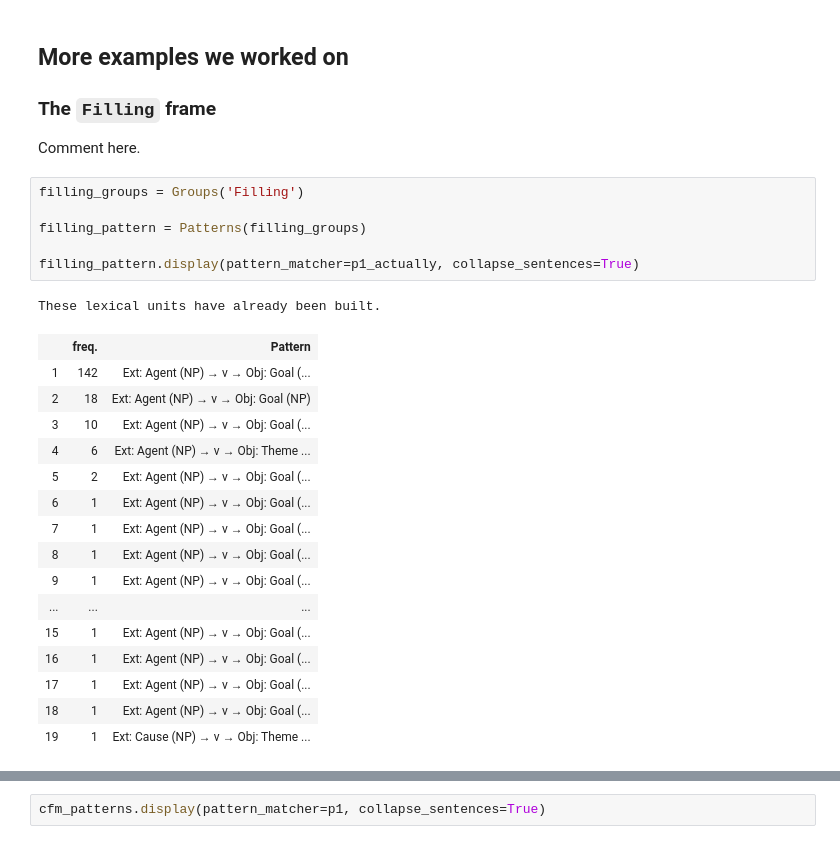
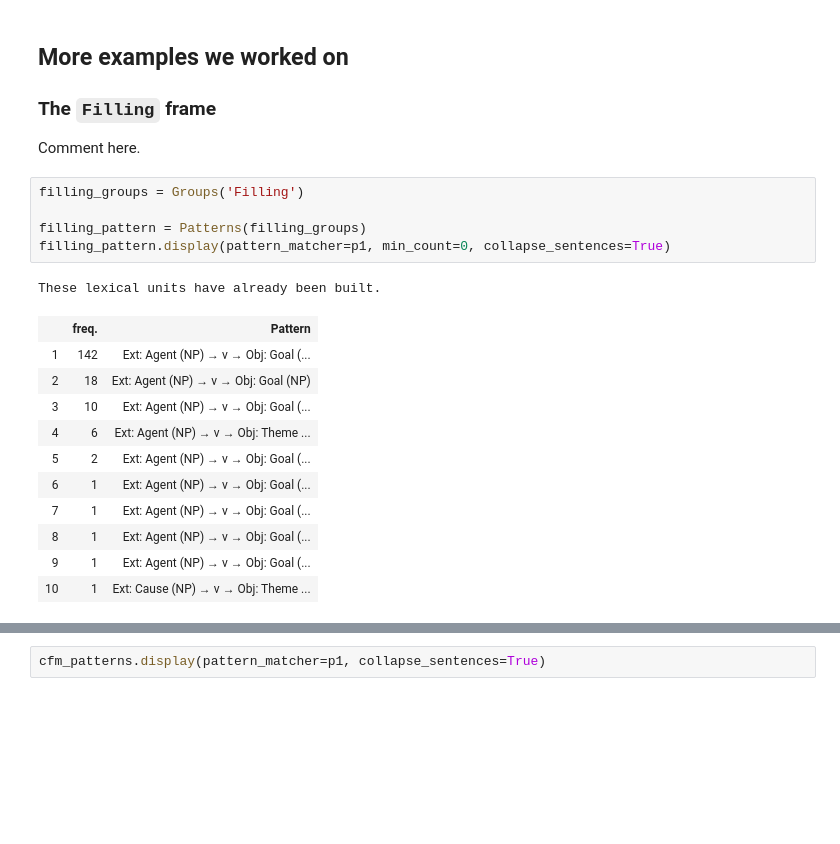
Before and after one commit to lucag/framenet, a Jupyter notebook: notebooks/Paper2.ipynb, the cells around one changed output, grey strips where cells are left out. Saved outputs shown, nothing was run; the diff lists cells and outputs as text; blank space fills up the shorter version.

```diff
--- a/notebooks/Paper2.ipynb
+++ b/notebooks/Paper2.ipynb
@@ -115,25 +116,19 @@ Comment here.
 # %%
 filling_groups = Groups('Filling')
 
 filling_pattern = Patterns(filling_groups)
-
-filling_pattern.display(pattern_matcher=p1_actually, collapse_sentences=True)
+filling_pattern.display(pattern_matcher=p1, min_count=0, collapse_sentences=True)
 # %% [output]
 These lexical units have already been built.
 |  | freq. | Pattern |
 | 1 | 142 | Ext: Agent (NP) → v → Obj: Goal (... |
 | 2 | 18 | Ext: Agent (NP) → v → Obj: Goal (NP) |
 | 3 | 10 | Ext: Agent (NP) → v → Obj: Goal (... |
 | 4 | 6 | Ext: Agent (NP) → v → Obj: Theme ... |
 | 5 | 2 | Ext: Agent (NP) → v → Obj: Goal (... |
 | 6 | 1 | Ext: Agent (NP) → v → Obj: Goal (... |
 | 7 | 1 | Ext: Agent (NP) → v → Obj: Goal (... |
 | 8 | 1 | Ext: Agent (NP) → v → Obj: Goal (... |
 | 9 | 1 | Ext: Agent (NP) → v → Obj: Goal (... |
-| ... | ... | ... |
-| 15 | 1 | Ext: Agent (NP) → v → Obj: Goal (... |
-| 16 | 1 | Ext: Agent (NP) → v → Obj: Goal (... |
-| 17 | 1 | Ext: Agent (NP) → v → Obj: Goal (... |
-| 18 | 1 | Ext: Agent (NP) → v → Obj: Goal (... |
-| 19 | 1 | Ext: Cause (NP) → v → Obj: Theme ... |
+| 10 | 1 | Ext: Cause (NP) → v → Obj: Theme ... |
 # %%
```
Also changed, not shown: parts of 6 cells of this notebook, 8 other files.
